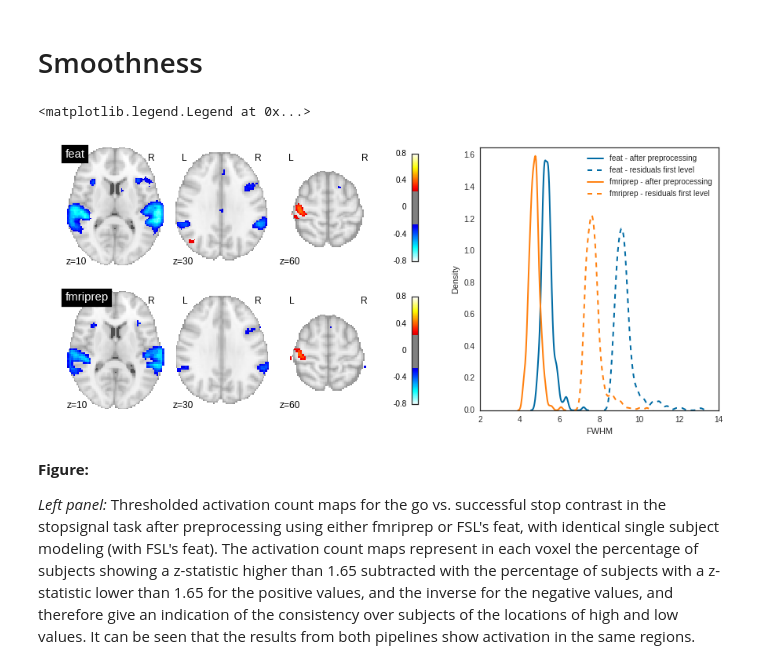
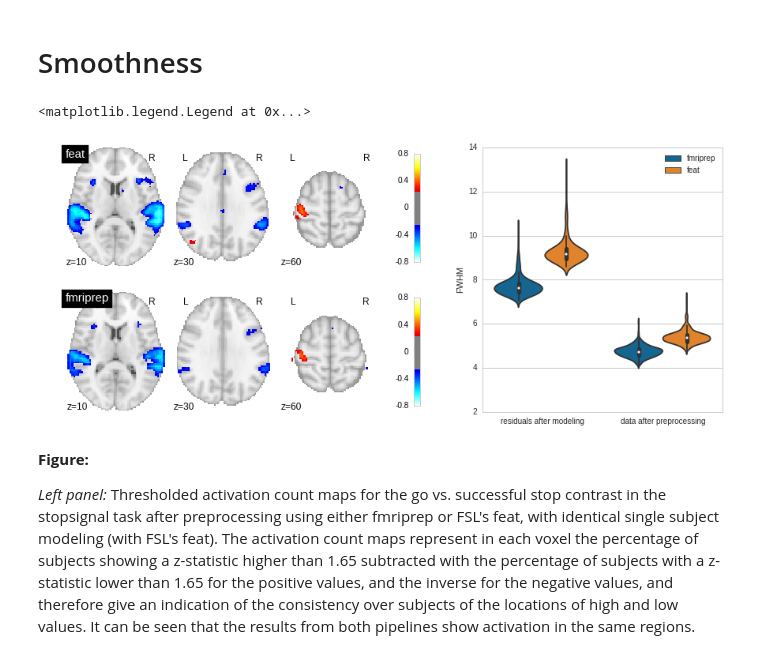
Before and after one commit to poldracklab/CNP_task_analysis, a Jupyter notebook: notebooks/PaperFigures.ipynb, the cells around one changed output. Cells and saved outputs as stored; diff of their text form; code cells hidden in the pictures.

Commit message:
violin instead of distributions

```diff
--- a/notebooks/PaperFigures.ipynb
+++ b/notebooks/PaperFigures.ipynb
@@ -44,49 +42,45 @@ group = pd.read_csv(groupfile,index_col=0)
 subjectsfile = os.path.join(basedir,'fmriprep_vs_feat/smoothness_subjects.csv')
 subjects = pd.read_csv(subjectsfile,index_col=0)
+# %%
+sub_wide = pd.melt(subjects,value_vars=[x for x in subjects.columns if x.startswith('FWHM_')],id_vars=['subject','pipeline'])
+sub_wide = sub_wide[np.logical_or(sub_wide['variable']=='FWHM_resid',sub_wide['variable']=='FWHM_unpr')]
+# %%
+sub_wide['variable']=='FWHM_resid'
+sub_wide.replace(to_replace="FWHM_resid",value="residuals after modeling",inplace=True)
+sub_wide.replace(to_replace="FWHM_unpr",value="data after preprocessing",inplace=True)
+sub_wide.replace(to_replace="fmriprep-1.0.3",value="fmriprep",inplace=True)
+sub_wide.replace(to_replace="fslfeat_5.0.9",value="feat",inplace=True)
 # %%
 fig = plt.figure(figsize=(15, 6))
 gs1 = gridspec.GridSpec(2, 2,
                        width_ratios=[3, 2],
                        height_ratios=[1, 1]
                        )
 
 pipelines_labels = ['feat','fmriprep']
 samplesize = 30
 
 # FIGURE 1: SLICES
 
 cut_coords = [10,30,60]
 for idx,pipeline in enumerate(pipelines):
     ax = plt.subplot(gs1[idx, 0])
     image = os.path.join(basedir,'fmriprep_vs_feat',pipeline,"task_acm/stopsignal/zstat11_ACM_diff.nii.gz")
     plotting.plot_stat_map(image,title=pipelines_labels[idx],threshold=0.25,
                            display_mode='z',cut_coords=cut_coords,vmax=0.8,axes=ax)
 
 # FIGURE 2: SMOOTHNESS
 
+
 ax2 = plt.subplot(gs1[:, 1])
-for idy,pipeline in enumerate(pipelines):
-    pipelabel = pipelines_labels[idy]
-    if idy==0:
-        kws = {'linewidth': 2, 'color':cols[0]}
-    else:
-        kws = {'linewidth': 2, 'color':cols[1]}
+sns.violinplot(x='variable',y='value',hue='pipeline',data=sub_wide)
 
-    subset = subjects[subjects.pipeline==pipeline]
-    subset_group = group[np.logical_and(group.pipeline==pipeline, group.samplesize==samplesize)]
-
-    sns.distplot(subset.FWHM_unpr,color=cols[0],hist=False,kde_kws=dict(kws.items()+[('linestyle','-')]),
-                 label="%s - after preprocessing"%pipelabel)
-    sns.distplot(subset.FWHM_resid,color=cols[3],hist=False,kde_kws=dict(kws.items()+[('linestyle','--')]),
-                 label="%s - residuals first level"%pipelabel)
-
-plt.ylabel("Density")
-plt.xlabel("FWHM")
-plt.ylim([0,1.65])
+plt.ylabel("FWHM")
+plt.xlabel("")
 plt.legend()
 # %% [output]
 <matplotlib.legend.Legend at 0x...>
-[figure, old version]
+[figure, new version]
 # %% [markdown]
 **Figure:**
 
```
Also changed, not shown: parts of 4 cells of this notebook.
